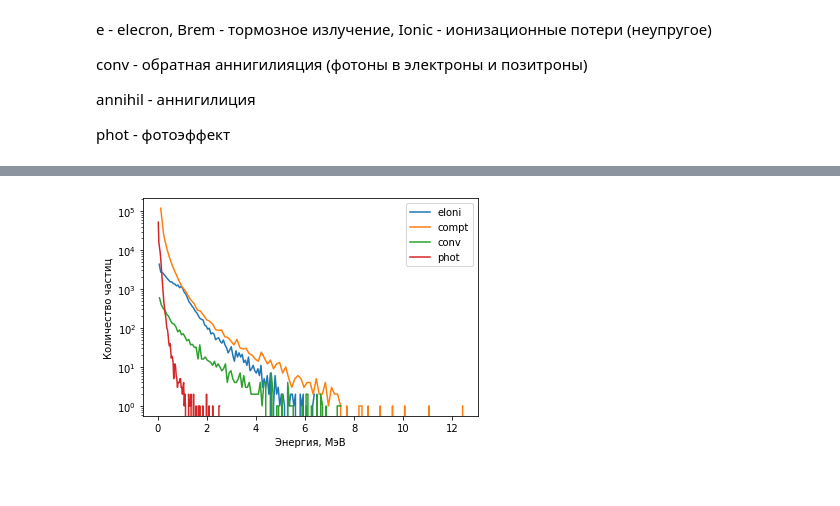
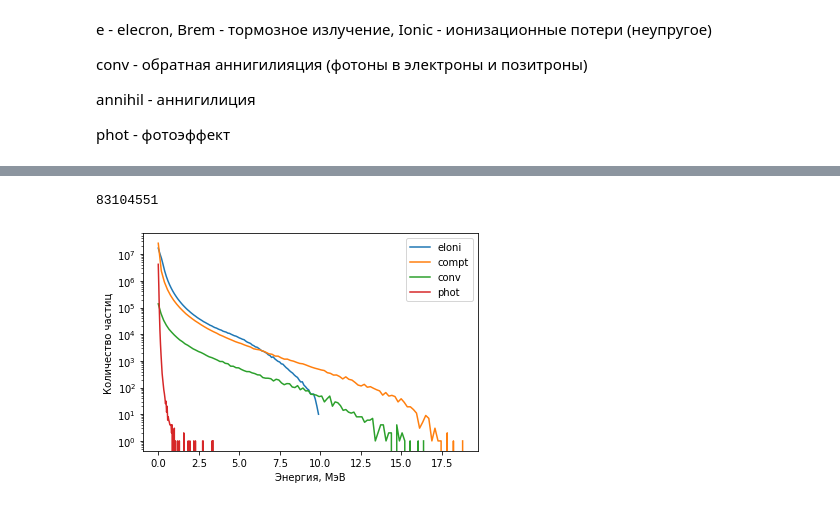
Before and after one commit to annndruha/Distribution-of-secondary-particles-in-tissue-equivalent-materials, a Jupyter notebook: model_cube/ParticlePlotter.ipynb, the cells around one changed output, grey strips where cells are left out. Drawn from its saved outputs; the diff is of its cells as text; code cells hidden in the pictures.

```diff
--- a/model_cube/ParticlePlotter.ipynb
+++ b/model_cube/ParticlePlotter.ipynb
@@ -76,17 +51,22 @@ data.head()
 # %%
 filt = data
 filt = filt[filt['parentID'] != 0] # Вторичные частицы
+filt = filt[filt['creator_process'] != 'user']
 filt = filt[filt['particle_name'] == 'e-'] # Вторичные электроны
+# %%
+len(filt)
+# %% [output]
+83104551
 # %%
 for process in ['eIoni', 'compt', 'conv', 'phot']:
     proc_data = filt[filt['creator_process'] == process]
     # n, e, _ = plt.hist(proc_data['energy'], bins=100)
     n, e = np.histogram(proc_data['energy'], bins=100)
-    plt.plot(e[1:], n, label=process) #
+    plt.plot(e[:-1], n, label=process) #
 plt.legend()
 plt.yscale('log')
 plt.ylabel('Количество частиц')
 plt.xlabel('Энергия, МэВ')
 plt.show()
 # %% [output]
-[figure, old version]
+[figure, new version]
```
Also changed, not shown: parts of 5 cells of this notebook, 4 other files.
